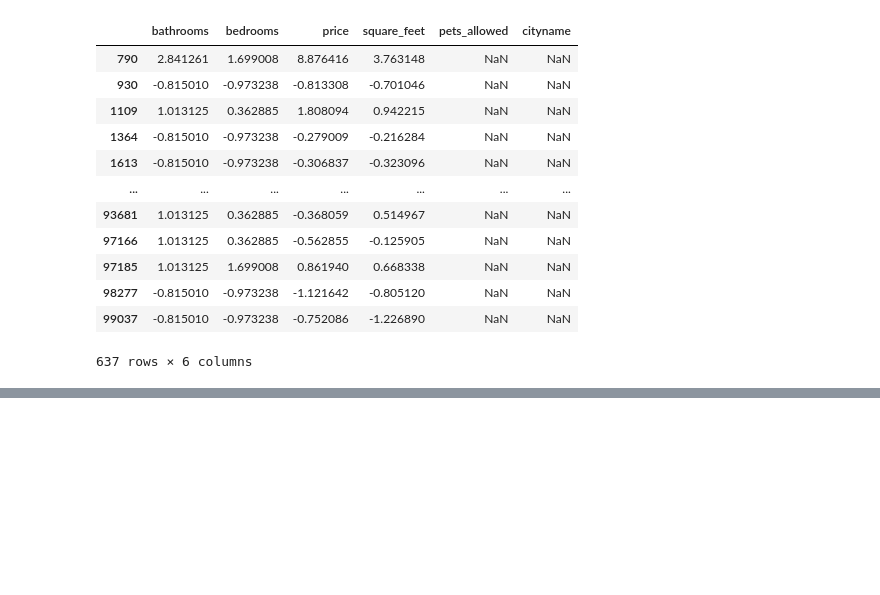
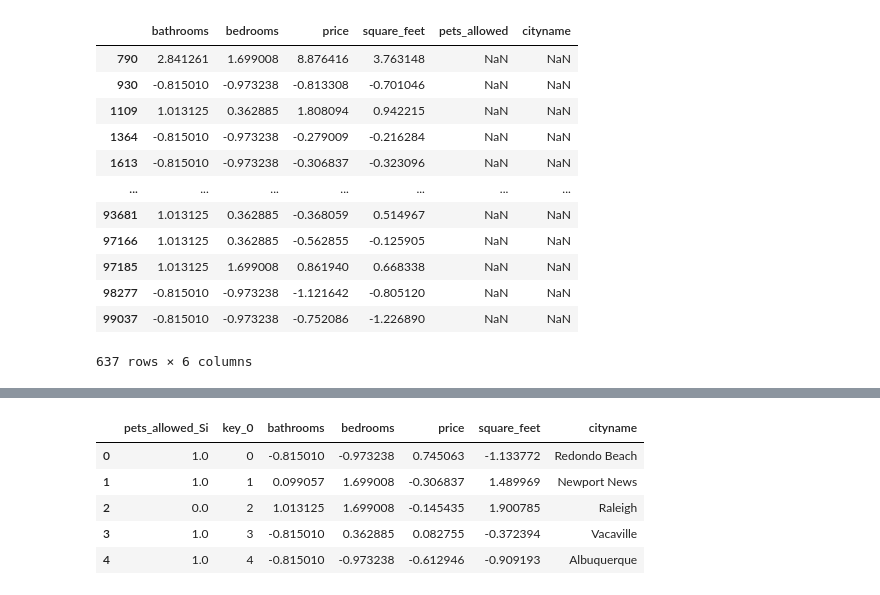
Before and after one commit to hdiazf/machine_learning_2, a Jupyter notebook: notebook/Tarea1_K-Prototypes.ipynb, the cells around one changed output, grey strips where cells are left out. Cells and saved outputs as stored; diff of their text form; code cells hidden in the pictures; blank space fills up the shorter version.

```diff
--- a/notebook/Tarea1_K-Prototypes.ipynb
+++ b/notebook/Tarea1_K-Prototypes.ipynb
@@ -416,3 +431,20 @@ square_feet     0
 pets_allowed    0
 cityname        0
 dtype: int64
+# %%
+# Apply OneHotEncoder and convert the result to a DataFrame
+encoder = preprocessing.OneHotEncoder(drop='first')
+encoded_data = encoder.fit_transform(df_ajustado[['pets_allowed']]).toarray()
+
+# Create a DataFrame with appropriate column names
+encoded_df = pd.DataFrame(encoded_data, columns=encoder.get_feature_names_out(['pets_allowed']))
+
+encoded_df = encoded_df.join(df_ajustado.drop(['pets_allowed'], axis=1))
+encoded_df.head()
+# %% [output]
+|  | pets_allowed_Si | key_0 | bathrooms | bedrooms | price | square_feet | cityname |
+| 0 | 1.0 | 0 | -0.815010 | -0.973238 | 0.745063 | -1.133772 | Redondo Beach |
+| 1 | 1.0 | 1 | 0.099057 | 1.699008 | -0.306837 | 1.489969 | Newport News |
+| 2 | 0.0 | 2 | 1.013125 | 1.699008 | -0.145435 | 1.900785 | Raleigh |
+| 3 | 1.0 | 3 | -0.815010 | 0.362885 | 0.082755 | -0.372394 | Vacaville |
+| 4 | 1.0 | 4 | -0.815010 | -0.973238 | -0.612946 | -0.909193 | Albuquerque |
```
Also changed, not shown: parts of 25 cells of this notebook, 2 other files.
